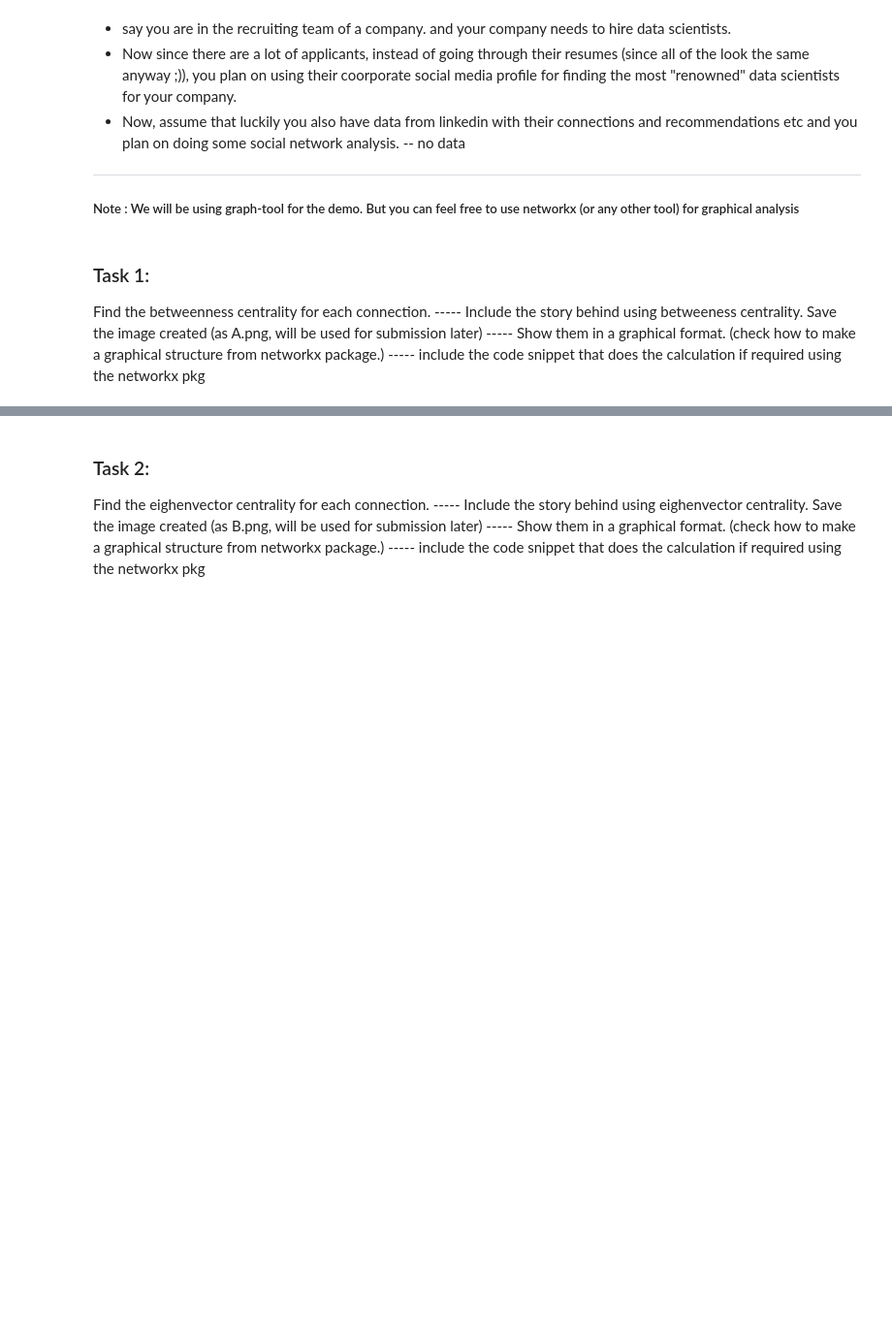
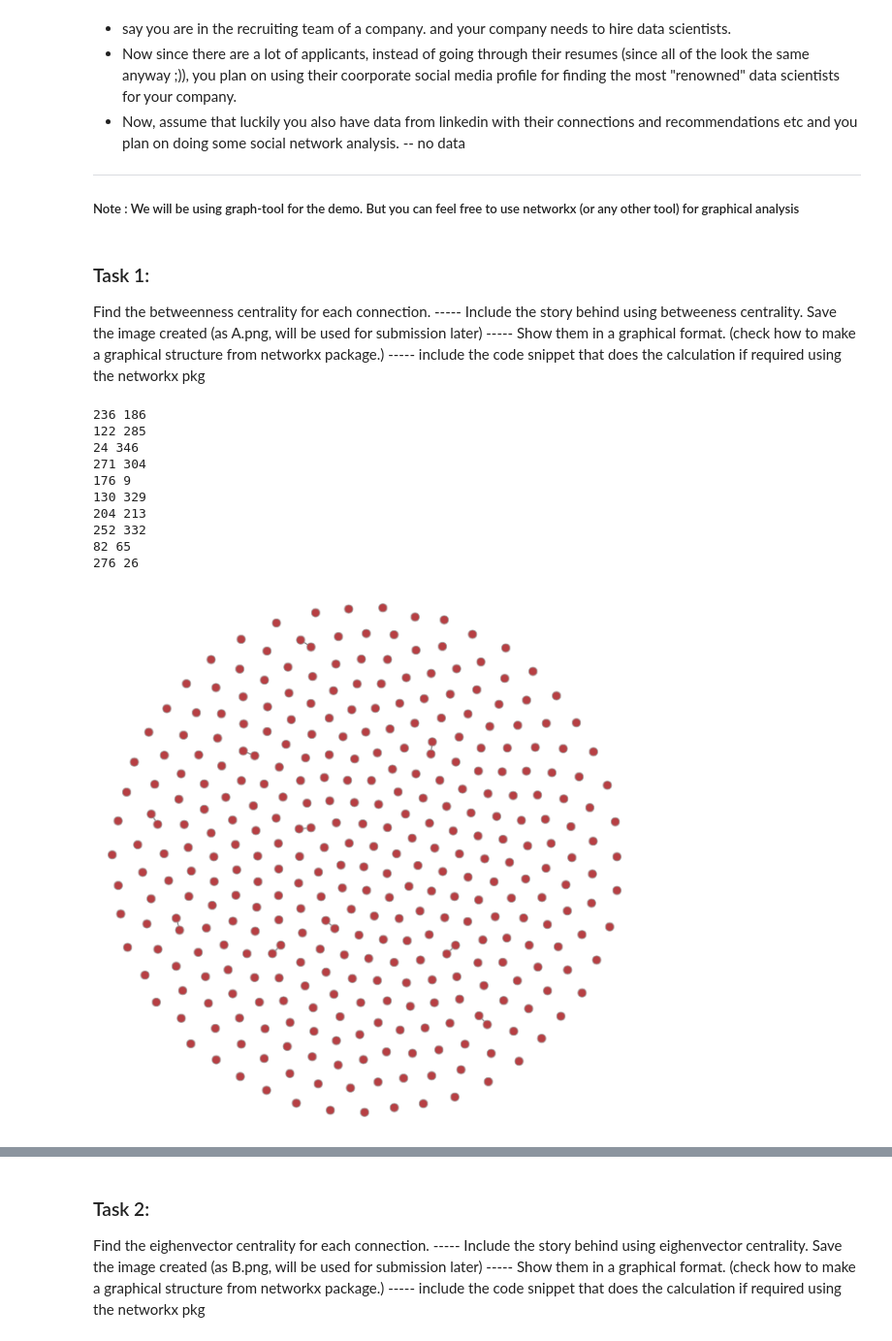
Before and after one commit to meghan14/big_data_projects_python, a Jupyter notebook: assignment_design/assignment_design_cmpt733_mg.ipynb, the cells around one changed output, grey strips where cells are left out. Shown at 97% size. Cells and saved outputs as stored; diff of their text form; code cells hidden in the pictures; blank space fills up the shorter version.

```diff
--- a/assignment_design/assignment_design_cmpt733_mg.ipynb
+++ b/assignment_design/assignment_design_cmpt733_mg.ipynb
@@ -24,7 +24,7 @@ import pandas as pd
 import matplotlib.pyplot as plt
 from graph_tool.all import *
 
-source = "sample/twitter/" #try reading from gzip file
+source = "facebook/" #try reading from gzip file
 
 # Reading all *.edges files in dataframes.
 files = [f for f in os.listdir(source) if f.endswith(".edges")]
@@ -39,5 +39,18 @@ df = df.head(10)
 # %%
 g= Graph(directed=False)
 for i,rows in df.iterrows():
     print(rows[0],rows[1])
-#g.add_edge(str(235180806),str(157044469))
+    g.add_edge(rows[0],rows[1])
+graph_draw(g)
+# %% [output]
+236 186
+122 285
+24 346
+271 304
+176 9
+130 329
+204 213
+252 332
+82 65
+276 26
+[figure, added]
```
Also changed, not shown: parts of 2 cells of this notebook.
